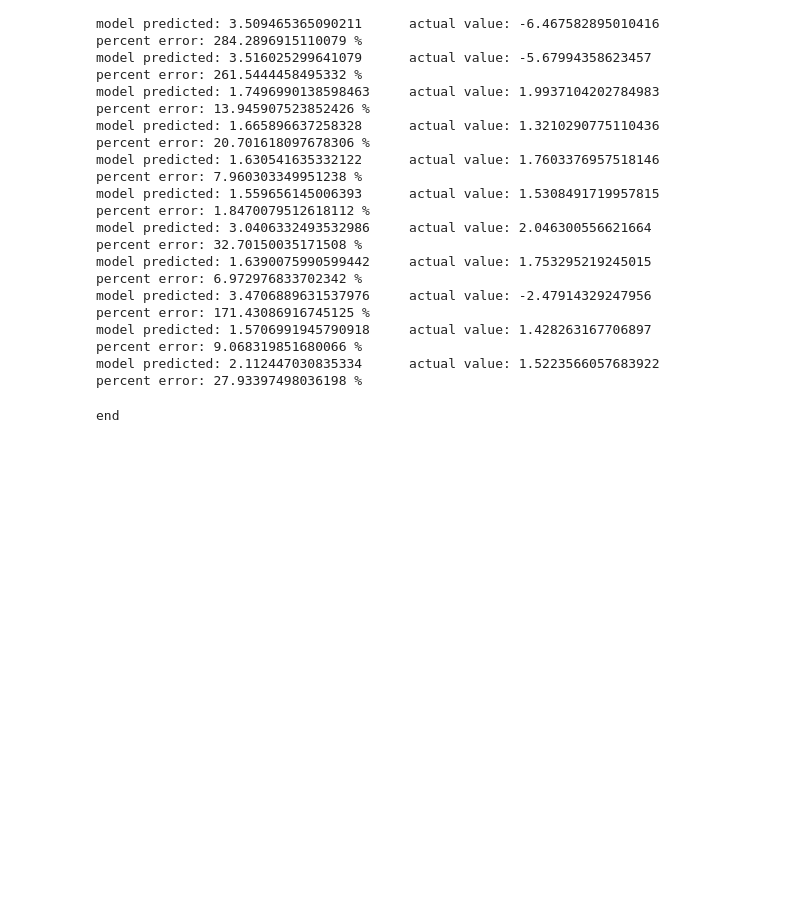
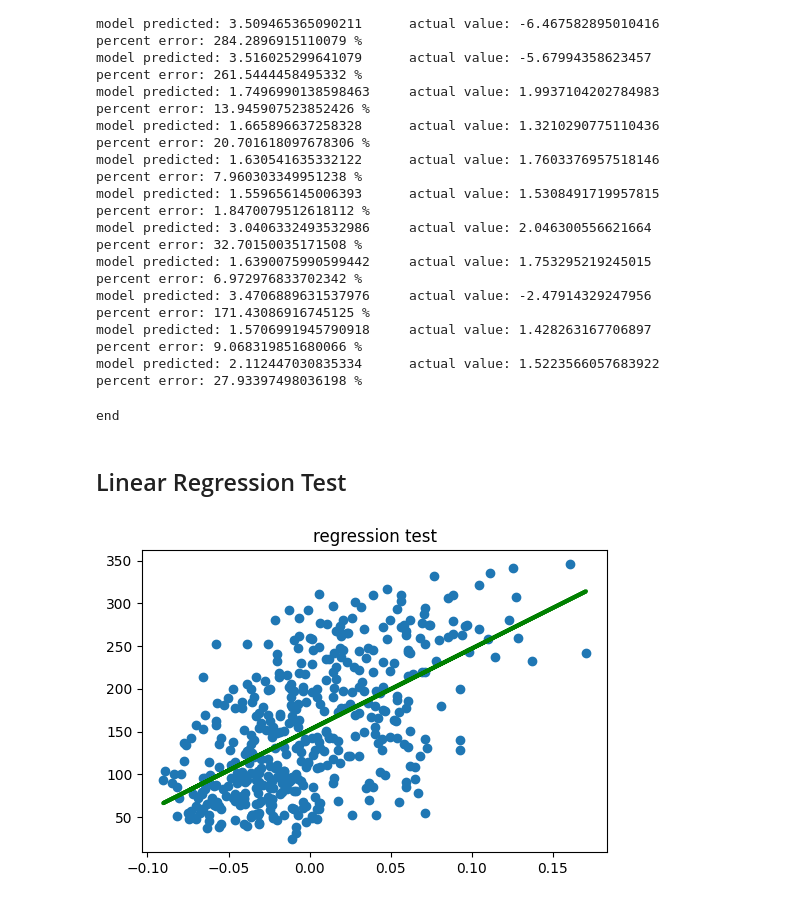
Before and after one commit to DanielKhali1/ClimateRegressionLinearAlgebra, a Jupyter notebook: MA506_432_ice.ipynb, the cells around one changed output. Drawn from its saved outputs; the diff is of its cells as text; code cells hidden in the pictures; blank space fills up the shorter version.

```diff
--- a/MA506_432_ice.ipynb
+++ b/MA506_432_ice.ipynb
@@ -266,3 +266,42 @@ model predicted: 2.112447030835334      actual value: 1.5223566057683922
 print('end')
 # %% [output]
 end
+# %% [markdown]
+## Linear Regression Test
+# %%
+import sklearn.datasets
+
+class LinearRegressionTest():
+    def __init__(self):
+        pass
+
+    # the function is theta = (X^t * X) ^-1 * y
+    def fit(self, X, y):
+        # prepends a vector of 1's before the input X
+        X_Matrix = c_[ones((X.shape[0],1)), X]
+
+        # theta = (X^t * X) ^-1 * y
+        self.theta = linalg.inv(X_Matrix.T.dot(X_Matrix)).dot(X_Matrix.T).dot(y)
+
+    def predict(self, X):
+        return c_[ones((X.shape[0],1)), X].dot(self.theta)
+
+X, y = sklearn.datasets.load_diabetes(return_X_y=True)
+X = X[:, newaxis, 2]
+lin = LinearRegressionTest()
+lin.fit(X,y)
+y_pred = lin.predict(X)
+x_pred = X
+
+# print(X)
+
+
+fig, axe = subplots(dpi = 100)
+axe.scatter(X, y, marker='o')
+axe.set_title("regression test")
+fig.savefig("img.png")
+axe.plot(x_pred,y_pred,linewidth=3,color = 'g',label = 'Mean Prediction')
+
+show(fig)
+# %% [output]
+[figure, added]
```
Also changed, not shown: parts of 5 cells of this notebook, 1 other file.
